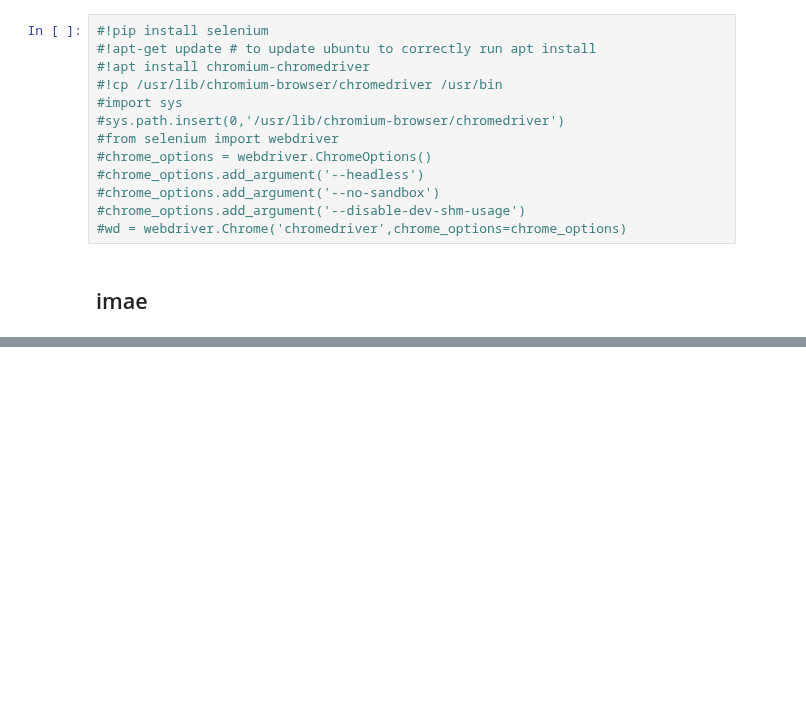
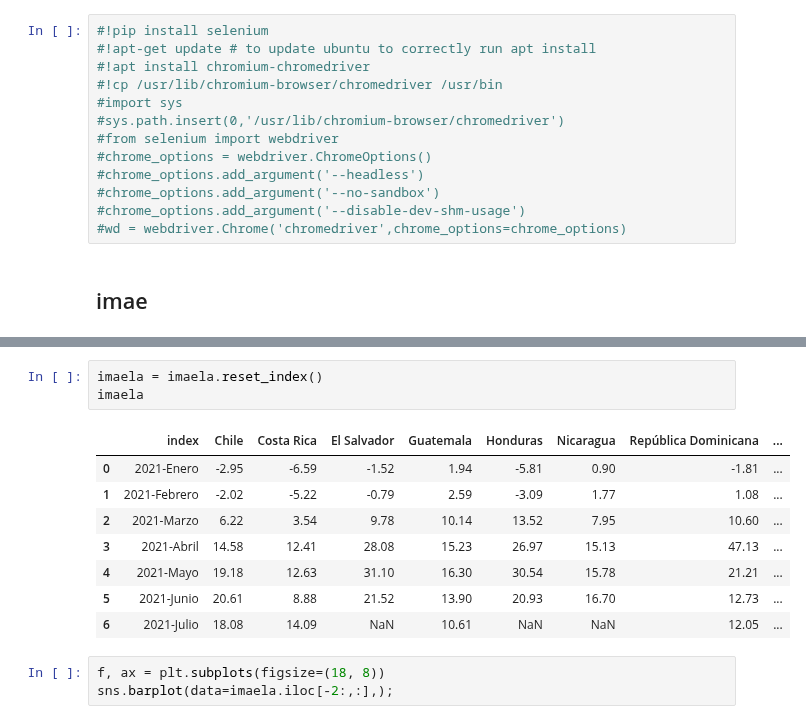
Before and after one commit to samyff12/LATAM, a Jupyter notebook: IMAE_LATAM.ipynb, the cells around one changed output, grey strips where cells are left out. Drawn from its saved outputs; the diff is of its cells as text; blank space fills up the shorter version.

```diff
--- a/IMAE_LATAM.ipynb
+++ b/IMAE_LATAM.ipynb
@@ -396,3 +422,18 @@ imaela
 | 2021-Mayo | 19.18 | 12.63 | 31.10 | 16.30 | 30.54 | 15.78 | 21.21 | 34.21 | ... |
 | 2021-Junio | 20.61 | 8.88 | 21.52 | 13.90 | 20.93 | 16.70 | 12.73 | 24.91 | ... |
 | 2021-Julio | 18.08 | 14.09 | NaN | 10.61 | NaN | NaN | 12.05 | NaN | ... |
+# %%
+imaela = imaela.reset_index()
+imaela
+# %% [output]
+|  | index | Chile | Costa Rica | El Salvador | Guatemala | Honduras | Nicaragua | República Dominicana | ... |
+| 0 | 2021-Enero | -2.95 | -6.59 | -1.52 | 1.94 | -5.81 | 0.90 | -1.81 | ... |
+| 1 | 2021-Febrero | -2.02 | -5.22 | -0.79 | 2.59 | -3.09 | 1.77 | 1.08 | ... |
+| 2 | 2021-Marzo | 6.22 | 3.54 | 9.78 | 10.14 | 13.52 | 7.95 | 10.60 | ... |
+| 3 | 2021-Abril | 14.58 | 12.41 | 28.08 | 15.23 | 26.97 | 15.13 | 47.13 | ... |
+| 4 | 2021-Mayo | 19.18 | 12.63 | 31.10 | 16.30 | 30.54 | 15.78 | 21.21 | ... |
+| 5 | 2021-Junio | 20.61 | 8.88 | 21.52 | 13.90 | 20.93 | 16.70 | 12.73 | ... |
+| 6 | 2021-Julio | 18.08 | 14.09 | NaN | 10.61 | NaN | NaN | 12.05 | ... |
+# %%
+f, ax = plt.subplots(figsize=(18, 8))
+sns.barplot(data=imaela.iloc[-2:,:],);
```
Also changed, not shown: parts of 8 cells of this notebook.
